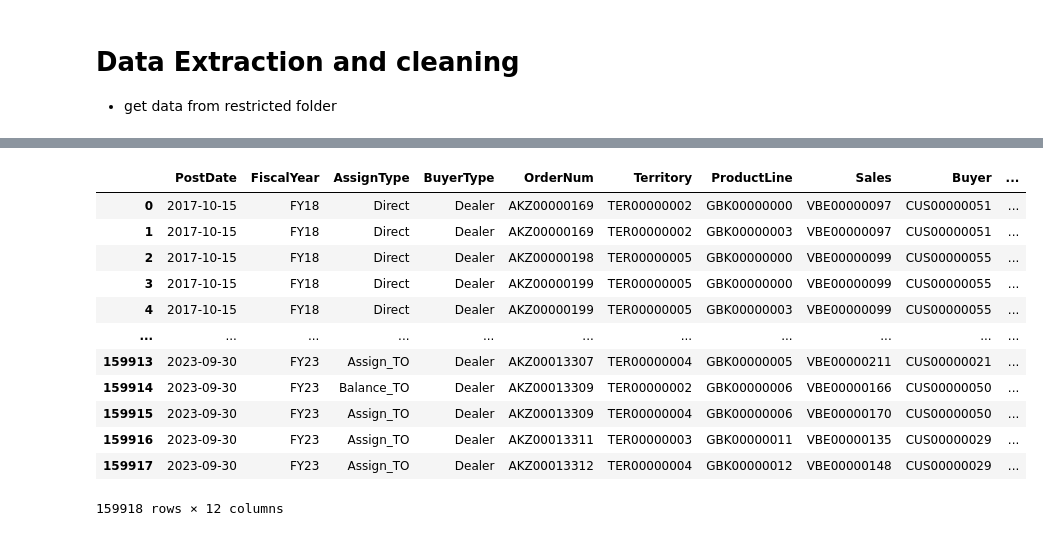
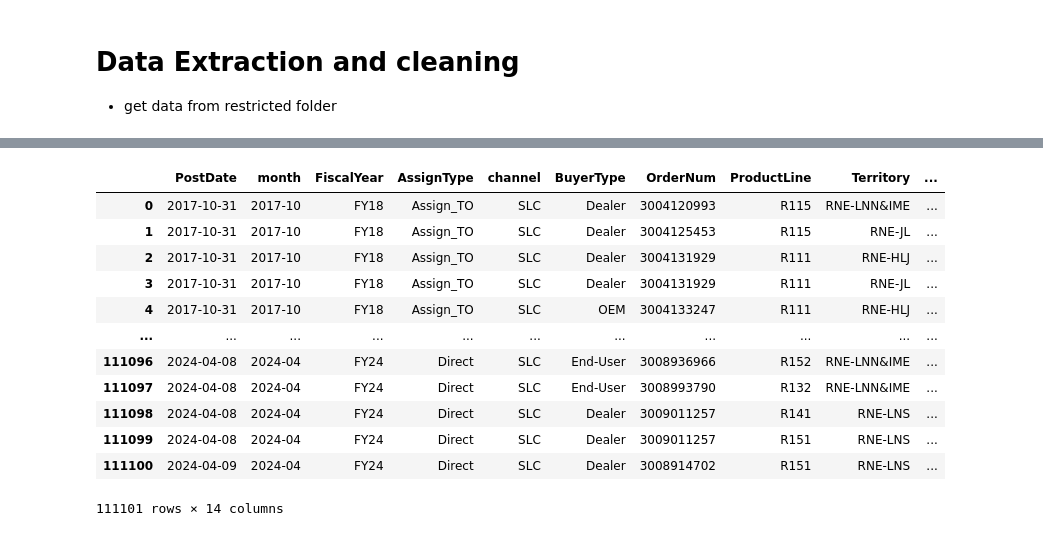
Before and after one commit to Nyahua/ruc, a Jupyter notebook: time_series/homework/00-data_Extraction.ipynb, the cells around one changed output, grey strips where cells are left out. Cells and saved outputs as stored; diff of their text form; code cells hidden in the pictures.

```diff
--- a/time_series/homework/00-data_Extraction.ipynb
+++ b/time_series/homework/00-data_Extraction.ipynb
@@ -64,6 +66,0 @@ grouped rows without all Zero: 38860
-# %%
-ts['BuyerType'] = 'Dealer'
-ts.loc[ts.SoldToPartyCustomerType.astype(str).str.contains('End'), 'BuyerType'] = 'End-User'
-ts.loc[ts.SoldToPartyCustomerType.astype(str).str.contains('OEM'), 'BuyerType'] = 'OME'
-
-ts.groupby(['index', 'BuyerType'])['OR'].sum()/1e6
@@ -91,17 +66,0 @@ Name: OR, dtype: float64
-# %%
-lab_cols = ['AKZ', 'Territory', 'VBEZ', 'GBK', 'CustomerChineseName', 'AssignedCustomerName']
-for col in lab_cols:
-    ts[col] = label_encoder.fit_transform(ts[col])
-    ts[col] = ts[col].apply(lambda x: col[:3].upper()+f"{x:08}")
-# %%
-ts.rename(columns={
-    'index':'FiscalYear',
-    'AKZ':'OrderNum',
-    'GBK':'ProductLine',
-    'VBEZ':'Sales',
-    'CustomerChineseName':'Buyer',
-    'AssignedCustomerName':'AssignedCustomer',
-    }, inplace=True)
-
-ts[['year', 'week', 'day']] = ts['PostDate'].dt.isocalendar()
-ts['month'] = ts['PostDate'].dt.strftime('%Y-%m')
@@ -170,17 +115,37 @@ fig.show()
 # %%
-cols = ['PostDate', 'FiscalYear', 'AssignType', 'BuyerType', 'OrderNum', 'Territory', 'ProductLine', 'Sales', 'Buyer', 'AssignedCustomer', 'OR', 'TO']
+ts['BuyerType'] = 'Dealer'
+ts.loc[ts.AssignedCustomerType.astype(str).str.contains('End'), 'BuyerType'] = 'End-User'
+ts.loc[ts.AssignedCustomerType.astype(str).str.contains('OEM'), 'BuyerType'] = 'OEM'
+
+# Encodeding restricted Columns
+# lab_cols = ['AKZ', 'Territory', 'VBEZ', 'GBK', 'CustomerChineseName', 'AssignedCustomerName']
+# for col in lab_cols:
+#     ts[col] = label_encoder.fit_transform(ts[col])
+#     ts[col] = ts[col].apply(lambda x: col[:3].upper()+f"{x:08}")
+
+ts.rename(columns={
+    'index':'FiscalYear',
+    'AKZ':'OrderNum',
+    'GBK':'ProductLine',
+    'VBEZ':'Sales',
+    'CustomerChineseName':'Buyer',
+    'AssignedCustomerName':'AssignedCustomer',
+    'CompanyName': 'channel'
+    }, inplace=True)
+
+cols = ['PostDate', 'month', 'FiscalYear', 'AssignType', 'channel', 'BuyerType', 'OrderNum', 'ProductLine', 'Territory', 'Sales', 'Buyer', 'AssignedCustomer', 'OR', 'TO']
 ts[cols]
 # %% [output]
-|  | PostDate | FiscalYear | AssignType | BuyerType | OrderNum | Territory | ProductLine | Sales | Buyer | ... |
-| 0 | 2017-10-15 | FY18 | Direct | Dealer | AKZ00000169 | TER00000002 | GBK00000000 | VBE00000097 | CUS00000051 | ... |
-| 1 | 2017-10-15 | FY18 | Direct | Dealer | AKZ00000169 | TER00000002 | GBK00000003 | VBE00000097 | CUS00000051 | ... |
-| 2 | 2017-10-15 | FY18 | Direct | Dealer | AKZ00000198 | TER00000005 | GBK00000000 | VBE00000099 | CUS00000055 | ... |
-| 3 | 2017-10-15 | FY18 | Direct | Dealer | AKZ00000199 | TER00000005 | GBK00000000 | VBE00000099 | CUS00000055 | ... |
-| 4 | 2017-10-15 | FY18 | Direct | Dealer | AKZ00000199 | TER00000005 | GBK00000003 | VBE00000099 | CUS00000055 | ... |
+|  | PostDate | month | FiscalYear | AssignType | channel | BuyerType | OrderNum | ProductLine | Territory | ... |
+| 0 | 2017-10-31 | 2017-10 | FY18 | Assign_TO | SLC | Dealer | 3004120993 | R115 | RNE-LNN&IME | ... |
+| 1 | 2017-10-31 | 2017-10 | FY18 | Assign_TO | SLC | Dealer | 3004125453 | R115 | RNE-JL | ... |
+| 2 | 2017-10-31 | 2017-10 | FY18 | Assign_TO | SLC | Dealer | 3004131929 | R111 | RNE-HLJ | ... |
+| 3 | 2017-10-31 | 2017-10 | FY18 | Assign_TO | SLC | Dealer | 3004131929 | R111 | RNE-JL | ... |
+| 4 | 2017-10-31 | 2017-10 | FY18 | Assign_TO | SLC | OEM | 3004133247 | R111 | RNE-HLJ | ... |
 | ... | ... | ... | ... | ... | ... | ... | ... | ... | ... | ... |
-| 159913 | 2023-09-30 | FY23 | Assign_TO | Dealer | AKZ00013307 | TER00000004 | GBK00000005 | VBE00000211 | CUS00000021 | ... |
-| 159914 | 2023-09-30 | FY23 | Balance_TO | Dealer | AKZ00013309 | TER00000002 | GBK00000006 | VBE00000166 | CUS00000050 | ... |
-| 159915 | 2023-09-30 | FY23 | Assign_TO | Dealer | AKZ00013309 | TER00000004 | GBK00000006 | VBE00000170 | CUS00000050 | ... |
-| 159916 | 2023-09-30 | FY23 | Assign_TO | Dealer | AKZ00013311 | TER00000003 | GBK00000011 | VBE00000135 | CUS00000029 | ... |
-| 159917 | 2023-09-30 | FY23 | Assign_TO | Dealer | AKZ00013312 | TER00000004 | GBK00000012 | VBE00000148 | CUS00000029 | ... |
+| 111096 | 2024-04-08 | 2024-04 | FY24 | Direct | SLC | End-User | 3008936966 | R152 | RNE-LNN&IME | ... |
+| 111097 | 2024-04-08 | 2024-04 | FY24 | Direct | SLC | End-User | 3008993790 | R132 | RNE-LNN&IME | ... |
+| 111098 | 2024-04-08 | 2024-04 | FY24 | Direct | SLC | Dealer | 3009011257 | R141 | RNE-LNS | ... |
+| 111099 | 2024-04-08 | 2024-04 | FY24 | Direct | SLC | Dealer | 3009011257 | R151 | RNE-LNS | ... |
+| 111100 | 2024-04-09 | 2024-04 | FY24 | Direct | SLC | Dealer | 3008914702 | R151 | RNE-LNS | ... |
-159918 rows × 12 columns
+111101 rows × 14 columns
```
Also changed, not shown: parts of 6 cells of this notebook, 2 other files.
